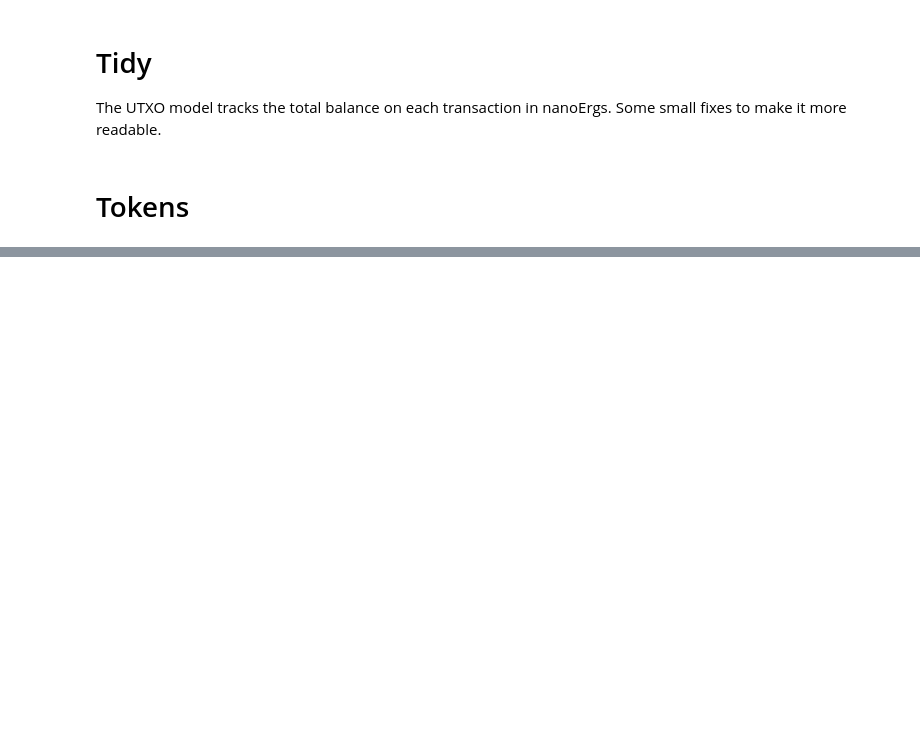
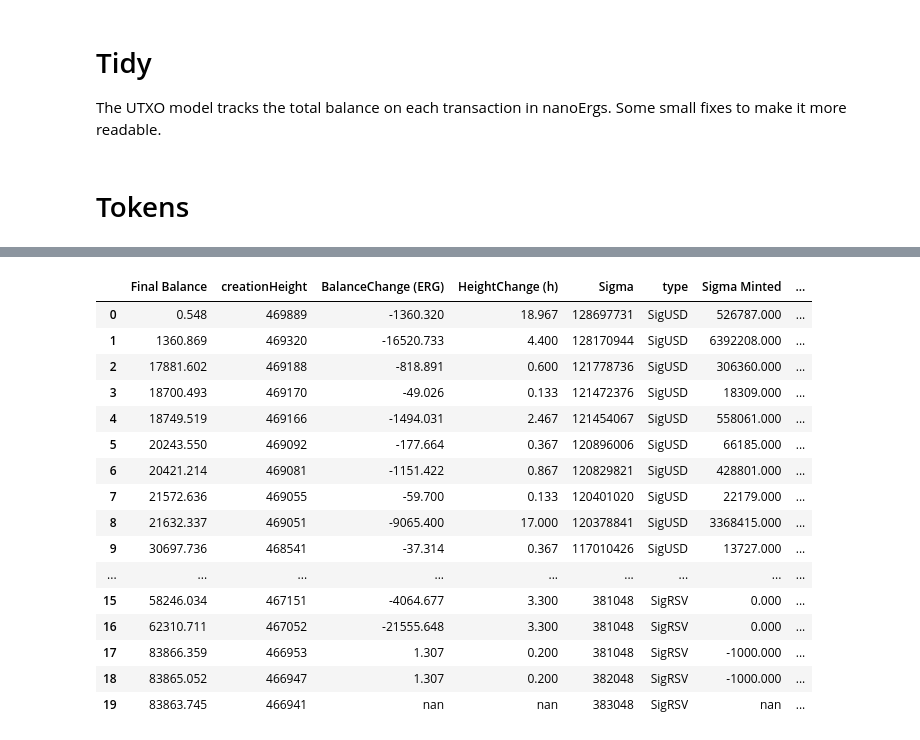
Before and after one commit to glasgowm148/ergo-notebooks, a Jupyter notebook: wallet-query.ipynb, the cells around one changed output, grey strips where cells are left out. Saved outputs shown, nothing was run; the diff lists cells and outputs as text; code cells hidden in the pictures; blank space fills up the shorter version.

Commit message:
sigmausd bank query

```diff
--- a/wallet-query.ipynb
+++ b/wallet-query.ipynb
@@ -21,9 +21,14 @@ pd.set_option('display.float_format', lambda x: '%.3f' % x)
 API Request to pull the data and then place it into a pandas dataframe. You can analyse the json directly by uncommenting these lines below.
 # %%
 # API Request
-url = 'https://api.ergoplatform.com/api/v1/boxes/byAddress/'+target
-r = requests.get(url)
-json = r.json()
+# Docs : https://api.ergoplatform.com/api/v1/docs/
+
+import requests
+for p in range(1,50):
+    url = 'https://api.ergoplatform.com/api/v1/boxes/byAddress/9hyDXH72HoNTiG2pvxFQwxAhWBU8CrbvwtJDtnYoa4jfpaSk1d3'+'?page='+str(p)
+    r = requests.get(url)
+
+    json = r.json()
 # %%
 # Query the json directly
 
@@ -140,0 +160,4 @@ df['Final Balance'].sum()
+# %%
+pd.set_option('display.max_rows', 30)
+df.sort_values(by=['BalanceChange (ERG)'], ascending=False)
+df
@@ -140,0 +182,6 @@ df['Final Balance'].sum()
+# %%
+df['BalanceChange (ERG)'].sum()
+import numpy as np
+df['Final Balance'].sum()
+df['Sigma'] = df['Sigma'].replace(np.nan, 0)
+df
@@ -140,0 +206,4 @@ df['Final Balance'].sum()
+# %%
+
+df['Sigma Minted'] = df['Sigma'].diff(periods=-1)
+df
@@ -140,0 +228,22 @@ df['Final Balance'].sum()
+# %%
+df['Price Paid'] = df['Sigma Minted'] / (df['BalanceChange (ERG)'] * -1)
+df['Price Paid'] = df['Price Paid'] / 100
+df
+# %% [output]
+|  | Final Balance | creationHeight | BalanceChange (ERG) | HeightChange (h) | Sigma | type | Sigma Minted | ... |
+| 0 | 0.548 | 469889 | -1360.320 | 18.967 | 128697731 | SigUSD | 526787.000 | ... |
+| 1 | 1360.869 | 469320 | -16520.733 | 4.400 | 128170944 | SigUSD | 6392208.000 | ... |
+| 2 | 17881.602 | 469188 | -818.891 | 0.600 | 121778736 | SigUSD | 306360.000 | ... |
+| 3 | 18700.493 | 469170 | -49.026 | 0.133 | 121472376 | SigUSD | 18309.000 | ... |
+| 4 | 18749.519 | 469166 | -1494.031 | 2.467 | 121454067 | SigUSD | 558061.000 | ... |
+| 5 | 20243.550 | 469092 | -177.664 | 0.367 | 120896006 | SigUSD | 66185.000 | ... |
+| 6 | 20421.214 | 469081 | -1151.422 | 0.867 | 120829821 | SigUSD | 428801.000 | ... |
+| 7 | 21572.636 | 469055 | -59.700 | 0.133 | 120401020 | SigUSD | 22179.000 | ... |
+| 8 | 21632.337 | 469051 | -9065.400 | 17.000 | 120378841 | SigUSD | 3368415.000 | ... |
+| 9 | 30697.736 | 468541 | -37.314 | 0.367 | 117010426 | SigUSD | 13727.000 | ... |
+| ... | ... | ... | ... | ... | ... | ... | ... | ... |
+| 15 | 58246.034 | 467151 | -4064.677 | 3.300 | 381048 | SigRSV | 0.000 | ... |
+| 16 | 62310.711 | 467052 | -21555.648 | 3.300 | 381048 | SigRSV | 0.000 | ... |
+| 17 | 83866.359 | 466953 | 1.307 | 0.200 | 381048 | SigRSV | -1000.000 | ... |
+| 18 | 83865.052 | 466947 | 1.307 | 0.200 | 382048 | SigRSV | -1000.000 | ... |
+| 19 | 83863.745 | 466941 | nan | nan | 383048 | SigRSV | nan | ... |
```
Also changed, not shown: parts of 12 cells of this notebook, 1 other file.
